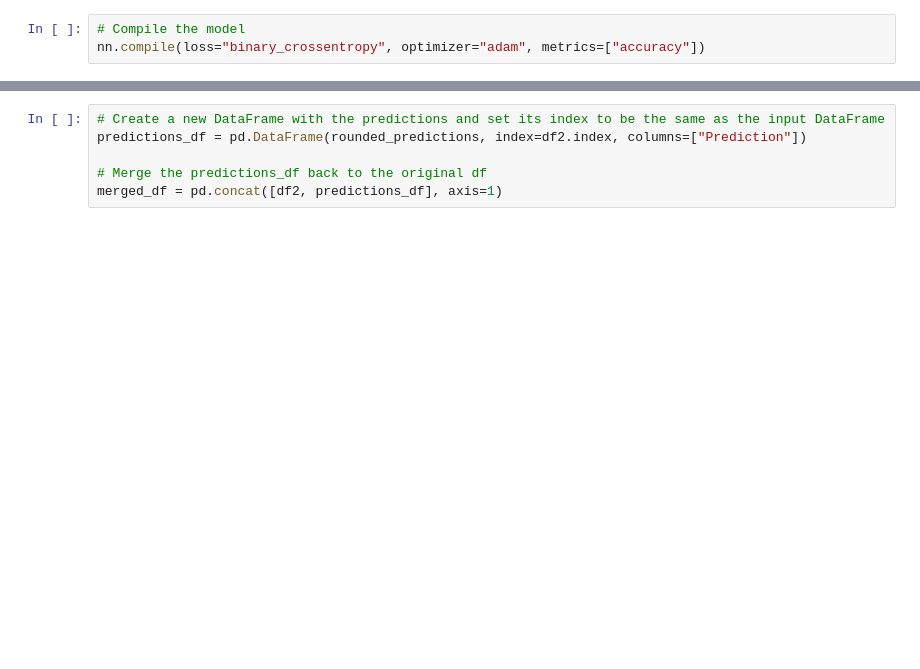
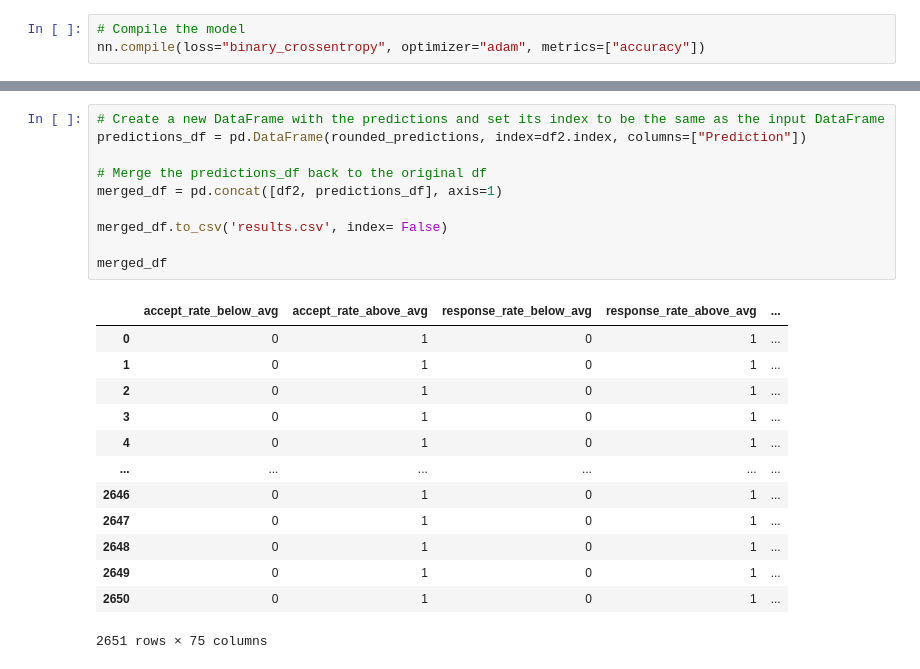
Before and after one commit to BSC1014/Final_Project_Team_5, a Jupyter notebook: NN.ipynb, the cells around one changed output, grey strips where cells are left out. Saved outputs shown, nothing was run; the diff lists cells and outputs as text; blank space fills up the shorter version.

```diff
--- a/NN.ipynb
+++ b/NN.ipynb
@@ -249,6 +235,24 @@ rounded_predictions = np.round(predictions)
 # %%
 # Create a new DataFrame with the predictions and set its index to be the same as the input DataFrame
 predictions_df = pd.DataFrame(rounded_predictions, index=df2.index, columns=["Prediction"])
 
 # Merge the predictions_df back to the original df
 merged_df = pd.concat([df2, predictions_df], axis=1)
+
+merged_df.to_csv('results.csv', index= False)
+
+merged_df
+# %% [output]
+|  | accept_rate_below_avg | accept_rate_above_avg | response_rate_below_avg | response_rate_above_avg | ... |
+| 0 | 0 | 1 | 0 | 1 | ... |
+| 1 | 0 | 1 | 0 | 1 | ... |
+| 2 | 0 | 1 | 0 | 1 | ... |
+| 3 | 0 | 1 | 0 | 1 | ... |
+| 4 | 0 | 1 | 0 | 1 | ... |
+| ... | ... | ... | ... | ... | ... |
+| 2646 | 0 | 1 | 0 | 1 | ... |
+| 2647 | 0 | 1 | 0 | 1 | ... |
+| 2648 | 0 | 1 | 0 | 1 | ... |
+| 2649 | 0 | 1 | 0 | 1 | ... |
+| 2650 | 0 | 1 | 0 | 1 | ... |
+2651 rows × 75 columns
```
Also changed, not shown: parts of 5 cells of this notebook.
